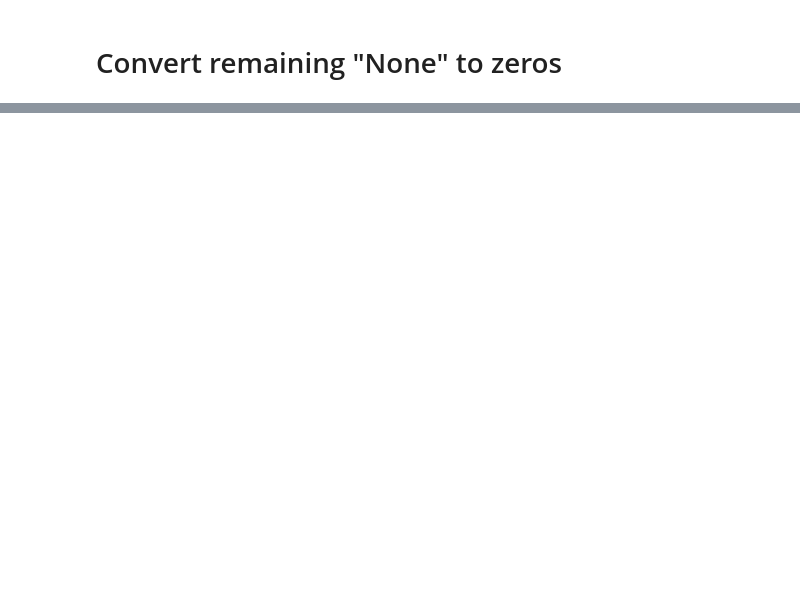
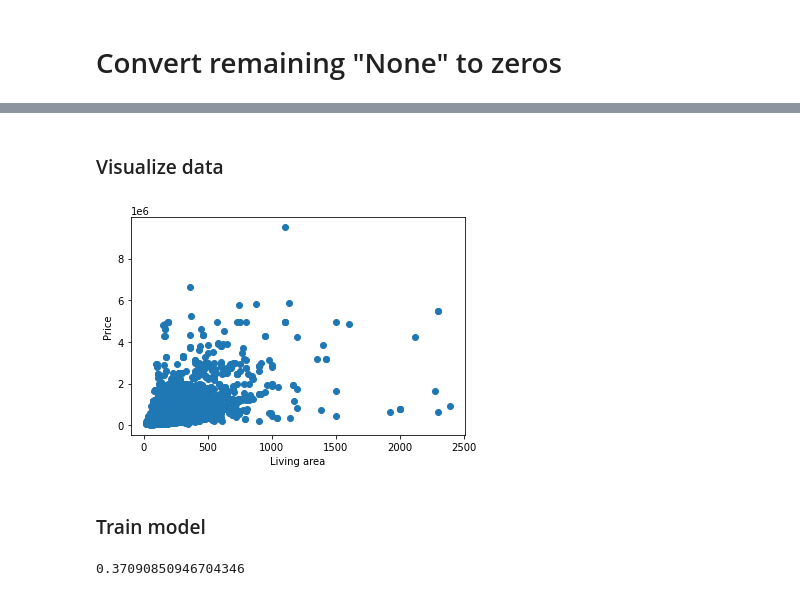
Before and after one commit to VincentPalau/challenge-regression, a Jupyter notebook: data_cleaning.ipynb, the cells around one changed output, grey strips where cells are left out. Drawn from its saved outputs; the diff is of its cells as text; code cells hidden in the pictures; blank space fills up the shorter version.

```diff
--- a/data_cleaning.ipynb
+++ b/data_cleaning.ipynb
@@ -197,0 +272,24 @@ df.head(25)
+# %% [markdown]
+### Visualize data
+# %%
+import matplotlib.pyplot as plt
+
+plt.scatter(x=x, y=y)
+plt.xlabel("Living area")
+plt.ylabel("Price")
+plt.show()
+# %% [output]
+[figure, added]
+# %% [markdown]
+### Train model
+# %%
+from sklearn.model_selection import train_test_split
+from sklearn.linear_model import LinearRegression
+
+X_train, X_test, y_train, y_test = train_test_split(x, y, test_size=0.30, random_state=1)
+X_train = X_train.reshape(-1, 1)
+y_train = y_train.reshape(-1, 1)
+regressor = LinearRegression().fit(X_train, y_train)
+regressor.score(X_train, y_train)
+# %% [output]
+0.37090850946704346
```
Also changed, not shown: parts of 23 cells of this notebook.
